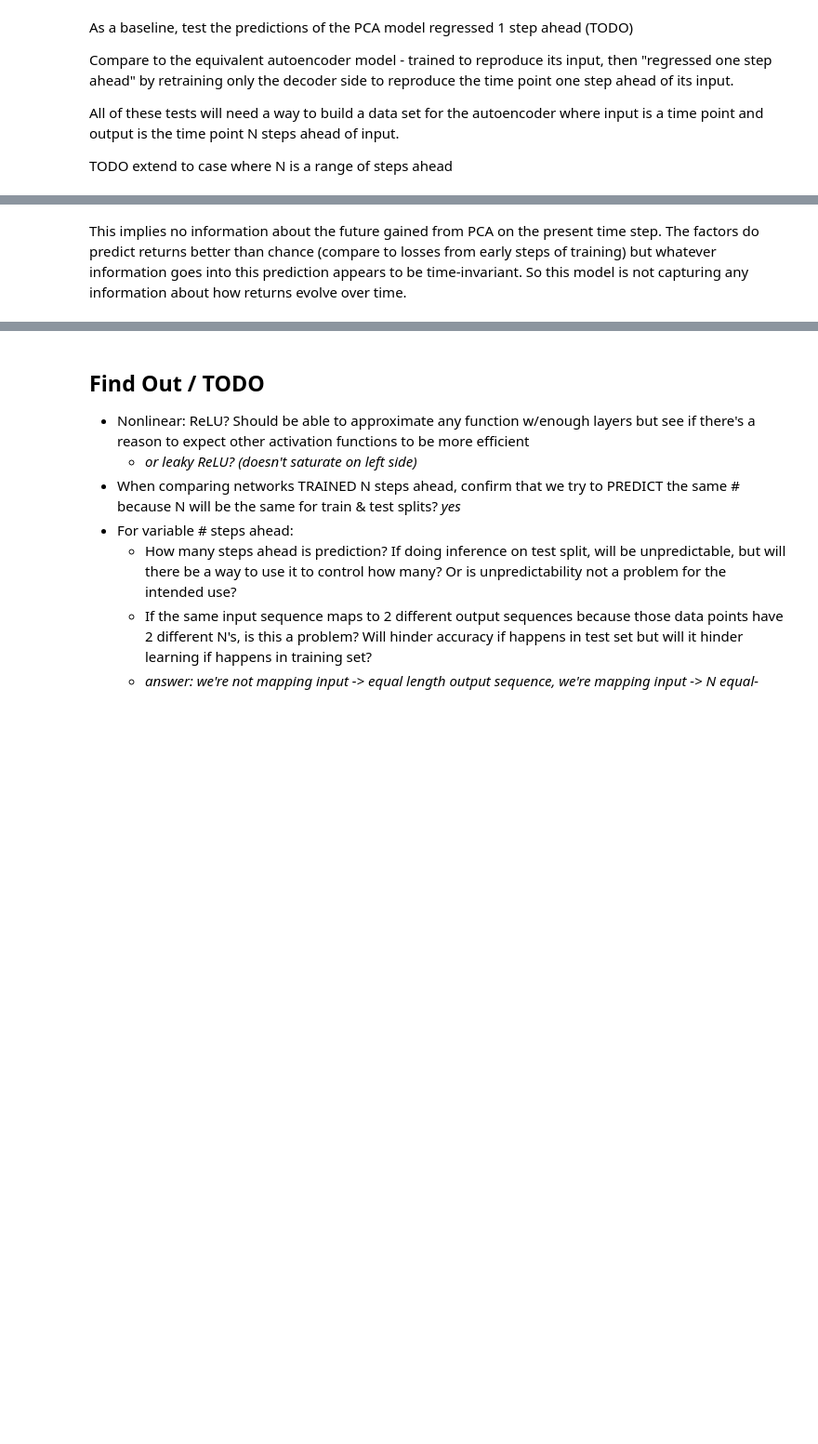
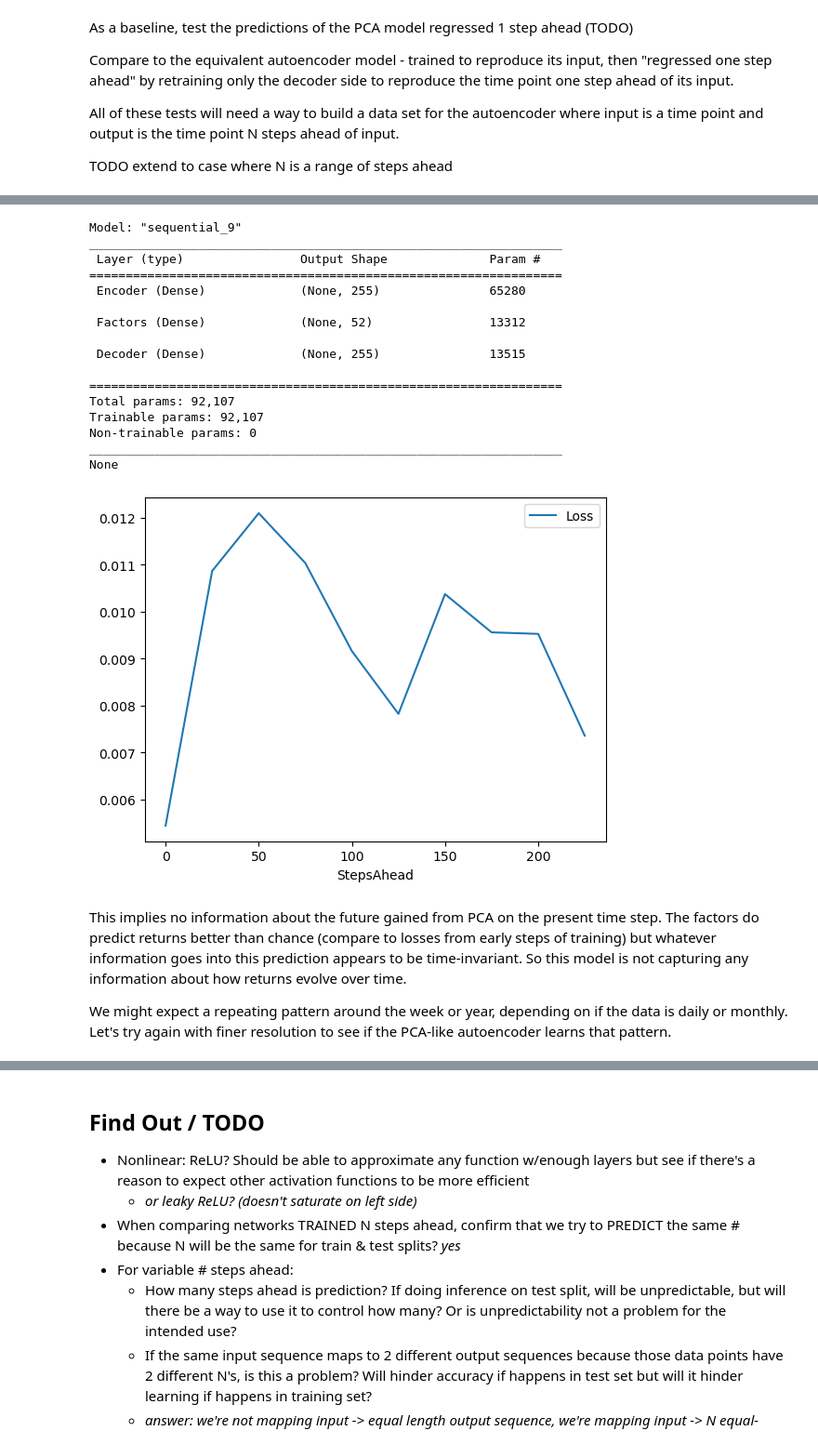
Before and after one commit to ALandon942/StockAutoencoder, a Jupyter notebook: SP500Autoencoder.ipynb, the cells around one changed output, grey strips where cells are left out. Shown at 93% size. Drawn from its saved outputs; the diff is of its cells as text; code cells hidden in the pictures; blank space fills up the shorter version.

Commit message:
Bug fixes, refactor to make comparing different models easier, formatting, leaky ReLU

```diff
--- a/SP500Autoencoder.ipynb
+++ b/SP500Autoencoder.ipynb
@@ -253,20 +243,0 @@ Epoch 124/1000
-# %%
-# Retrain decoder layer to predict N data points ahead based on factors already learned
-# Keep track of losses as a function of steps ahead
-zero_ahead_linear.get_layer('Factors').trainable = False # only retrain decoder layer
-losses = []
-tf.keras.utils.set_random_seed(42)
-# for steps_ahead in [0, 1, 2, 4, 8, 16, 32, 64, 128, 256]: # start at 0 for convenience on repeated runs
-for steps_ahead in range(0, 250, 25):
-    X, y = build_autoencoder_data(clean, steps_ahead)
-    X_train, X_test, y_train, y_test = train_test_split(X, y, test_size=.2, random_state=42)
-    scaler = StandardScaler()
-    X_train = scaler.fit_transform(X_train)
-    X_test = scaler.transform(X_test)
-    X_test, X_val, y_test, y_val = train_test_split(X_test, y_test, test_size=.5)
-    zero_ahead_linear.get_layer('Encoder').trainable = False # only retrain decoder layer
-    zero_ahead_linear.get_layer('Factors').trainable = False # only retrain decoder layer
-    zero_ahead_linear.fit(x=X_train, y=y_train, validation_data=(X_val, y_val), epochs=1000, callbacks=[early_stop])
-    losses.append({'StepsAhead': steps_ahead, 'Loss': zero_ahead_linear.evaluate(x=X_test, y=y_test)})
-
-pd.DataFrame(losses).set_index('StepsAhead').plot()
@@ -293,2 +244,45 @@ Epoch 7/1000
+# %%
+# Retrain decoder layer to predict N data points ahead based on factors already learned
+# Keep track of losses as a function of steps ahead
+def test_pca_autoencoder(steps_ahead_to_test, decoder_activation=None):
+    zero_ahead = train_autoencoder(0, decoder_activation=decoder_activation)
+    zero_ahead.get_layer('Encoder').trainable = False # only retrain decoder layer
+    zero_ahead.get_layer('Factors').trainable = False # only retrain decoder layer
+    decoder_weights = zero_ahead.get_layer('Decoder').get_weights() # restore these weights after trying each N for a fair comparison
+    losses = []
+    tf.keras.utils.set_random_seed(42)
+    for steps_ahead in steps_ahead_to_test:
+        X, y = build_autoencoder_data(clean, steps_ahead)
+        X_train, X_test, y_train, y_test = train_test_split(X, y, test_size=.2, random_state=42)
+        scaler = StandardScaler()
+        X_train = scaler.fit_transform(X_train)
+        X_test = scaler.transform(X_test)
+        X_test, X_val, y_test, y_val = train_test_split(X_test, y_test, test_size=.5)
+        zero_ahead.fit(x=X_train, y=y_train, validation_data=(X_val, y_val), epochs=1000, callbacks=[early_stop], verbose=0)
+        losses.append({'StepsAhead': steps_ahead, 'Loss': zero_ahead.evaluate(x=X_test, y=y_test, verbose=0)})
+        zero_ahead.get_layer('Decoder').set_weights(decoder_weights)
+    return pd.DataFrame(losses).set_index('StepsAhead')
+# %%
+test_pca_autoencoder(range(0, 250, 25)).plot();
+# %% [output]
+Model: "sequential_9"
+_________________________________________________________________
+ Layer (type)                Output Shape              Param #
+=================================================================
+ Encoder (Dense)             (None, 255)               65280
+
+ Factors (Dense)             (None, 52)                13312
+
+ Decoder (Dense)             (None, 255)               13515
+
+=================================================================
+Total params: 92,107
+Trainable params: 92,107
+Non-trainable params: 0
+_________________________________________________________________
+None
+[figure, added]
 # %% [markdown]
 This implies no information about the future gained from PCA on the present time step. The factors do predict returns better than chance (compare to losses from early steps of training) but whatever information goes into this prediction appears to be time-invariant. So this model is not capturing any information about how returns evolve over time.
+
+We might expect a repeating pattern around the week or year, depending on if the data is daily or monthly. Let's try again with finer resolution to see if the PCA-like autoencoder learns that pattern.
```
Also changed, not shown: parts of 13 cells of this notebook.
